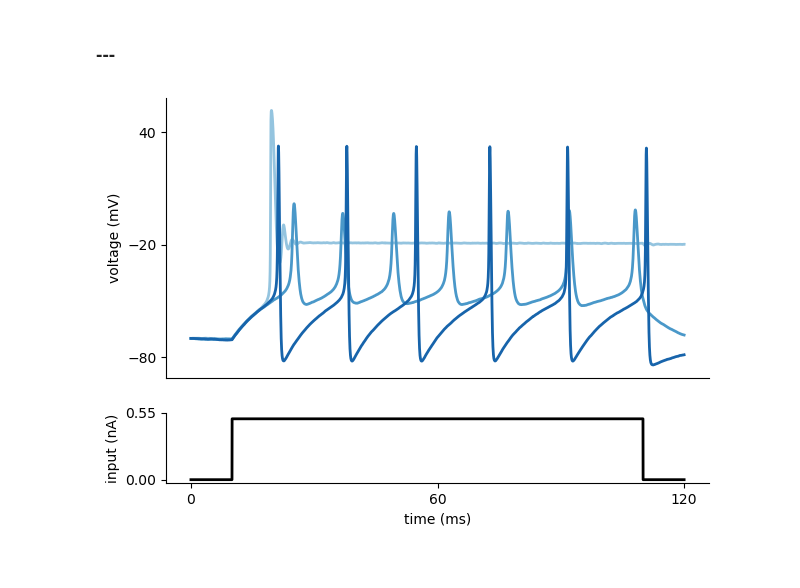
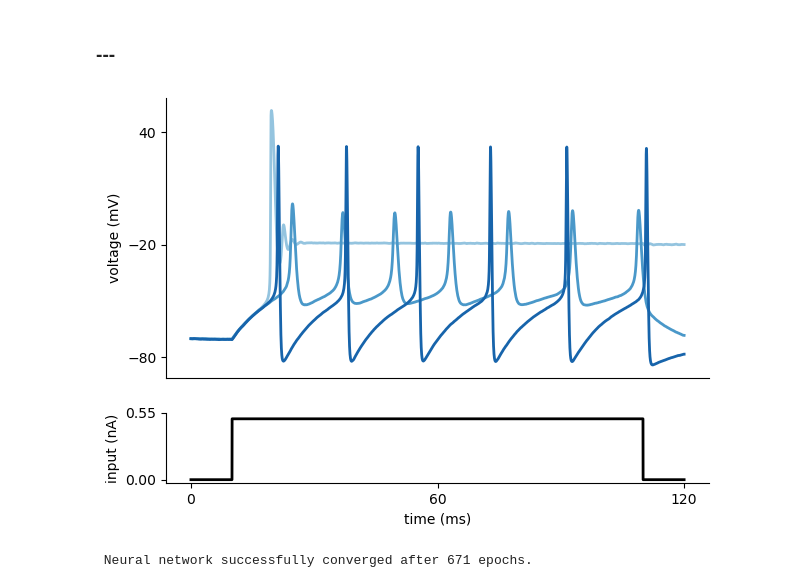
Before and after one commit to skcajs/pandora, a Jupyter notebook: notebooks/simulation_based_inference/tutorials/hodgkin_huxley_model.ipynb, the cells around one changed output. Saved outputs shown, nothing was run; the diff lists cells and outputs as text; code cells hidden in the pictures.

```diff
--- a/notebooks/simulation_based_inference/tutorials/hodgkin_huxley_model.ipynb
+++ b/notebooks/simulation_based_inference/tutorials/hodgkin_huxley_model.ipynb
@@ -251,6 +251,9 @@ def calculate_summary_statistics(x):
     return sum_stats_vec
 # %% [markdown]
 ### ---
+# %%
+# current, onset time of stimulation, offset time of stimulation, time step, time, area of some
+I_inj, t_on, t_off, dt, t, A_soma = syn_current()
 # %%
 def run_HH_model(params):
 
@@ -262,49 +265,48 @@ def run_HH_model(params):
     t = np.arange(0, len(I), 1) * dt
 
     # initial voltage
-    V0 = -70
+    initial_voltage = -70
 
-    states = HHsimulator(V0, params.reshape(1, -1), dt, t, I)
+    voltage_trace = HHsimulator(initial_voltage, params.reshape(1, -1), dt, t, I)
 
-    return dict(data=states.reshape(-1), time=t, dt=dt, I=I.reshape(-1))
+    return dict(data=voltage_trace.reshape(-1), time=t, dt=dt, I_inj=I_inj.reshape(-1))
-# %%
-# input current, time step
-I, t_on, t_off, dt, t, A_soma = syn_current()
 # %%
 # three sets of (g_Na, g_K)
 params = np.array([[50.0, 1.0], [4.0, 1.5], [20.0, 15.0]])
 
 num_samples = len(params[:, 0])
-sim_samples = np.zeros((num_samples, len(I)))
+sim_samples = np.zeros((num_samples, len(I_inj)))
 for i in range(num_samples):
     sim_samples[i, :] = run_HH_model(params=params[i, :])["data"]
 # %%
 # colors for traces
 col_min = 2
 num_colors = num_samples + col_min
 cm1 = mpl.cm.Blues
 col1 = [cm1(1.0 * i / num_colors) for i in range(col_min, num_colors)]
 
 fig = plt.figure(figsize=(7, 5))
 gs = mpl.gridspec.GridSpec(2, 1, height_ratios=[4, 1])
 ax = plt.subplot(gs[0])
+# plot the three voltage traces for different parameter sets
 for i in range(num_samples):
     plt.plot(t, sim_samples[i, :], color=col1[i], lw=2)
 plt.ylabel("voltage (mV)")
 ax.set_xticks([])
 ax.set_yticks([-80, -20, 40])
 
+# plot the injected current
 ax = plt.subplot(gs[1])
-plt.plot(t, I * A_soma * 1e3, "k", lw=2)
+plt.plot(t, I_inj * A_soma * 1e3, "k", lw=2)
 plt.xlabel("time (ms)")
 plt.ylabel("input (nA)")
 
 ax.set_xticks([0, max(t) / 2, max(t)])
-ax.set_yticks([0, 1.1 * np.max(I * A_soma * 1e3)])
+ax.set_yticks([0, 1.1 * np.max(I_inj * A_soma * 1e3)])
 ax.yaxis.set_major_formatter(mpl.ticker.FormatStrFormatter("%.2f"))
 plt.show()
 # %% [output]
-[figure, old version]
+[figure, new version]
 # %%
 def simulation_wrapper(params):
     """
@@ -326,3 +328,17 @@ prior = utils.torchutils.BoxUniform(
 prior, num_parameters, prior_returns_numpy = process_prior(prior)
 simulation_wrapper = process_simulator(simulation_wrapper, prior, prior_returns_numpy)
 check_sbi_inputs(simulation_wrapper, prior)
+# %%
+# Create inference object. Here, NPE is used.
+inference = NPE(prior=prior)
+
+# generate simulations and pass to the inference object
+theta, x = simulate_for_sbi(simulation_wrapper, proposal=prior,
+                             num_simulations=300, num_workers=4)
+inference = inference.append_simulations(theta, x)
+
+# train the density estimator and build the posterior
+density_estimator = inference.train()
+posterior = inference.build_posterior(density_estimator)
+# %% [output]
+ Neural network successfully converged after 671 epochs.
```
Also changed, not shown: parts of 7 cells of this notebook, 21 other files.
